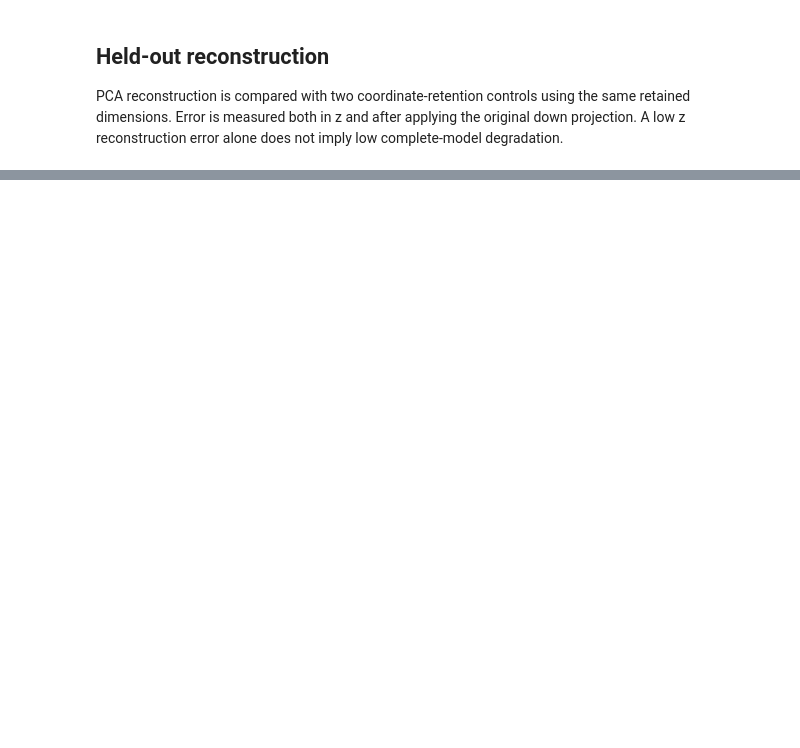
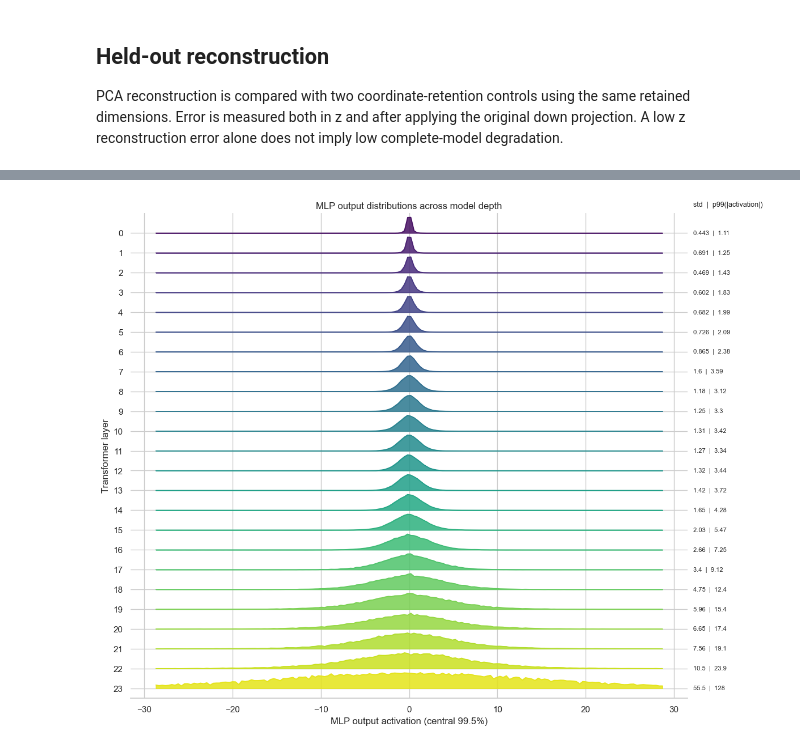
Before and after one commit to Sammuel21/diploma-thesis-block-replacement, a Jupyter notebook: notebooks/block/activation-analysis.ipynb, the cells around one changed output, grey strips where cells are left out. Drawn from its saved outputs; the diff is of its cells as text; code cells hidden in the pictures; blank space fills up the shorter version.

Commit message:
analyses: add activation analysis -> MLP activation variance per block (model layer)

```diff
--- a/notebooks/block/activation-analysis.ipynb
+++ b/notebooks/block/activation-analysis.ipynb
@@ -403,0 +452,93 @@ print(f'Saved activation summary to {OUTPUT_PATH}')
+# %%
+DISTRIBUTION_SAMPLES_PER_LAYER = 50_000
+DISTRIBUTION_QUANTILE = 0.995
+DISTRIBUTION_BINS = 160
+# %%
+mlp_blocks = discover_mlp_blocks(model)
+distribution_batches = data_config.num_calibration_batches
+samples_per_batch = (
+    DISTRIBUTION_SAMPLES_PER_LAYER + distribution_batches - 1
+) // distribution_batches
+output_chunks = {block_ref.index: [] for block_ref in mlp_blocks}
+handles = []
+
+for block_ref in mlp_blocks:
+    def capture_output(_module, _args, output, layer_index=block_ref.index):
+        values = output.detach().reshape(-1).float()
+        indices = torch.linspace(
+            0, values.numel() - 1, samples_per_batch, device=values.device
+        ).long()
+        output_chunks[layer_index].append(values[indices].cpu())
+
+    handles.append(block_ref.module.register_forward_hook(capture_output))
+
+was_training = model.training
+model.eval()
+try:
+    with torch.no_grad():
+        for batch_index, batch in enumerate(loaders.calibration):
+            if batch_index >= distribution_batches:
+                break
+            device_batch = {
+                key: value.to(device) if isinstance(value, torch.Tensor) else value
+                for key, value in batch.items()
+            }
+            model(**device_batch)
+finally:
+    for handle in handles:
+        handle.remove()
+    model.train(was_training)
+
+layer_output_samples = {
+    layer_index: torch.cat(chunks)[:DISTRIBUTION_SAMPLES_PER_LAYER]
+    for layer_index, chunks in output_chunks.items()
+}
+all_output_samples = torch.cat(list(layer_output_samples.values()))
+display_limit = float(torch.quantile(all_output_samples.abs(), DISTRIBUTION_QUANTILE))
+bin_edges = torch.linspace(-display_limit, display_limit, DISTRIBUTION_BINS + 1)
+bin_centers = (bin_edges[:-1] + bin_edges[1:]) / 2
+layer_indices = [block_ref.index for block_ref in mlp_blocks]
+palette = sns.color_palette('viridis', n_colors=len(layer_indices))
+
+fig, ax = plt.subplots(figsize=(14, max(8, len(layer_indices) * 0.4)))
+for color, layer_index in zip(palette, layer_indices):
+    samples = layer_output_samples[layer_index]
+    visible_samples = samples[samples.abs() <= display_limit]
+    density = torch.histogram(visible_samples, bins=bin_edges, density=True).hist
+    ridge_height = density / density.max().clamp_min(1e-12) * 0.8
+    ax.axhline(layer_index, color='0.85', linewidth=0.6, zorder=0)
+    ax.fill_between(
+        bin_centers.numpy(), layer_index, layer_index - ridge_height.numpy(),
+        color=color, alpha=0.85,
+    )
+    ax.plot(
+        bin_centers.numpy(), layer_index - ridge_height.numpy(),
+        color=color, linewidth=1.0,
+    )
+    standard_deviation = float(samples.std())
+    p99_magnitude = float(torch.quantile(samples.abs(), 0.99))
+    ax.text(
+        1.01,
+        layer_index,
+        f'{standard_deviation:.3g}  |  {p99_magnitude:.3g}',
+        transform=ax.get_yaxis_transform(),
+        va='center',
+        fontsize=8,
+        clip_on=False,
+    )
+
+ax.set(
+    xlabel=f'MLP output activation (central {DISTRIBUTION_QUANTILE:.1%})',
+    ylabel='Transformer layer',
+    title='MLP output distributions across model depth',
+)
+ax.set_yticks(layer_indices)
+ax.set_ylim(max(layer_indices) + 0.5, min(layer_indices) - 1.0)
+ax.text(
+    1.01, 1.01, 'std  |  p99(|activation|)',
+    transform=ax.transAxes, ha='left', va='bottom', fontsize=9,
+)
+sns.despine(ax=ax, left=True)
+plt.tight_layout(rect=(0, 0, 0.86, 1))
+# %% [output]
+[figure, added]
```
Also changed, not shown: parts of 10 cells of this notebook, 2 other files.
